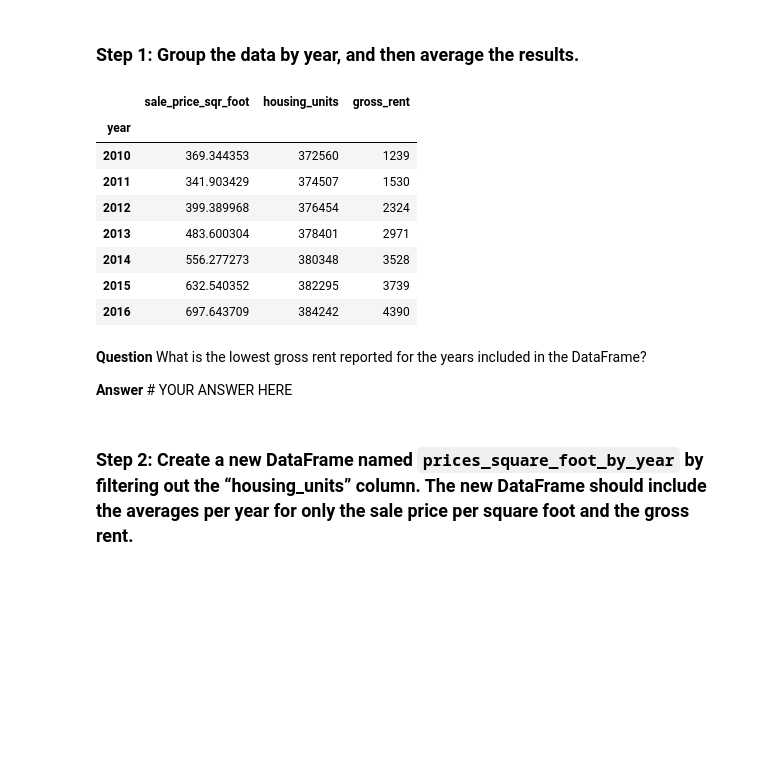
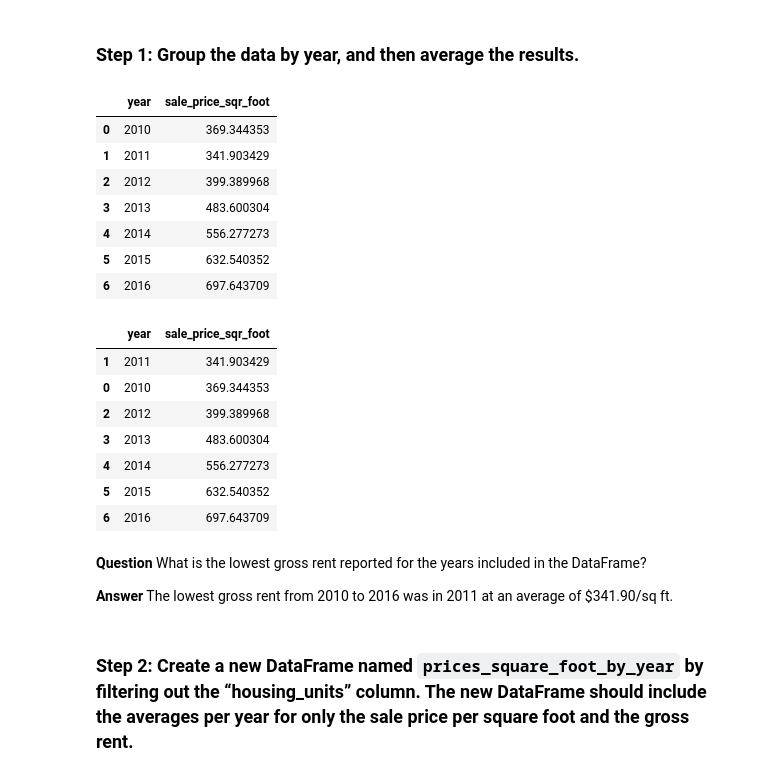
Before and after one commit to allyche/module_6_challenge, a Jupyter notebook: san_francisco_housing.ipynb, the cells around one changed output. Saved outputs shown, nothing was run; the diff lists cells and outputs as text; code cells hidden in the pictures; blank space fills up the shorter version.

Commit message:
Finished calculate and plot the average sale prices per square foot.

```diff
--- a/san_francisco_housing.ipynb
+++ b/san_francisco_housing.ipynb
@@ -261,25 +261,35 @@ For this part of the assignment, use numerical and visual aggregation to calcula
 # %% [markdown]
 ### Step 1: Group the data by year, and then average the results.
 # %%
-# Create a numerical aggregation by grouping the data by year and averaging the results
-prices_square_foot_by_year = # YOUR CODE HERE
+# Create a numerical aggregation by grouping the data by year and averaging the result.
+prices_square_foot_by_year = sfo_data_df[["year","sale_price_sqr_foot"]]
+prices_square_foot_by_year2 = housing_units_by_year.groupby("year").mean()
+prices_square_foot_by_year2.reset_index(inplace=True)
 
 # Review the resulting DataFrame
-# YOUR CODE HERE
+display(prices_square_foot_by_year2)
+display(prices_square_foot_by_year2.sort_values("sale_price_sqr_foot"))
 # %% [output]
-|  | sale_price_sqr_foot | housing_units | gross_rent |
-| year |  |  |  |
-| 2010 | 369.344353 | 372560 | 1239 |
-| 2011 | 341.903429 | 374507 | 1530 |
-| 2012 | 399.389968 | 376454 | 2324 |
-| 2013 | 483.600304 | 378401 | 2971 |
-| 2014 | 556.277273 | 380348 | 3528 |
-| 2015 | 632.540352 | 382295 | 3739 |
-| 2016 | 697.643709 | 384242 | 4390 |
+|  | year | sale_price_sqr_foot |
+| 0 | 2010 | 369.344353 |
+| 1 | 2011 | 341.903429 |
+| 2 | 2012 | 399.389968 |
+| 3 | 2013 | 483.600304 |
+| 4 | 2014 | 556.277273 |
+| 5 | 2015 | 632.540352 |
+| 6 | 2016 | 697.643709 |
+|  | year | sale_price_sqr_foot |
+| 1 | 2011 | 341.903429 |
+| 0 | 2010 | 369.344353 |
+| 2 | 2012 | 399.389968 |
+| 3 | 2013 | 483.600304 |
+| 4 | 2014 | 556.277273 |
+| 5 | 2015 | 632.540352 |
+| 6 | 2016 | 697.643709 |
 # %% [markdown]
 **Question** What is the lowest gross rent reported for the years included in the DataFrame?
 
-**Answer** # YOUR ANSWER HERE
+**Answer** The lowest gross rent from 2010 to 2016 was in 2011 at an average of $341.90/sq ft.
 # %% [markdown]
 ### Step 2: Create a new DataFrame named `prices_square_foot_by_year` by filtering out the “housing_units” column. The new DataFrame should include the averages per year for only the sale price per square foot and the gross rent.
 # %%
```
Also changed, not shown: parts of 5 cells of this notebook.
